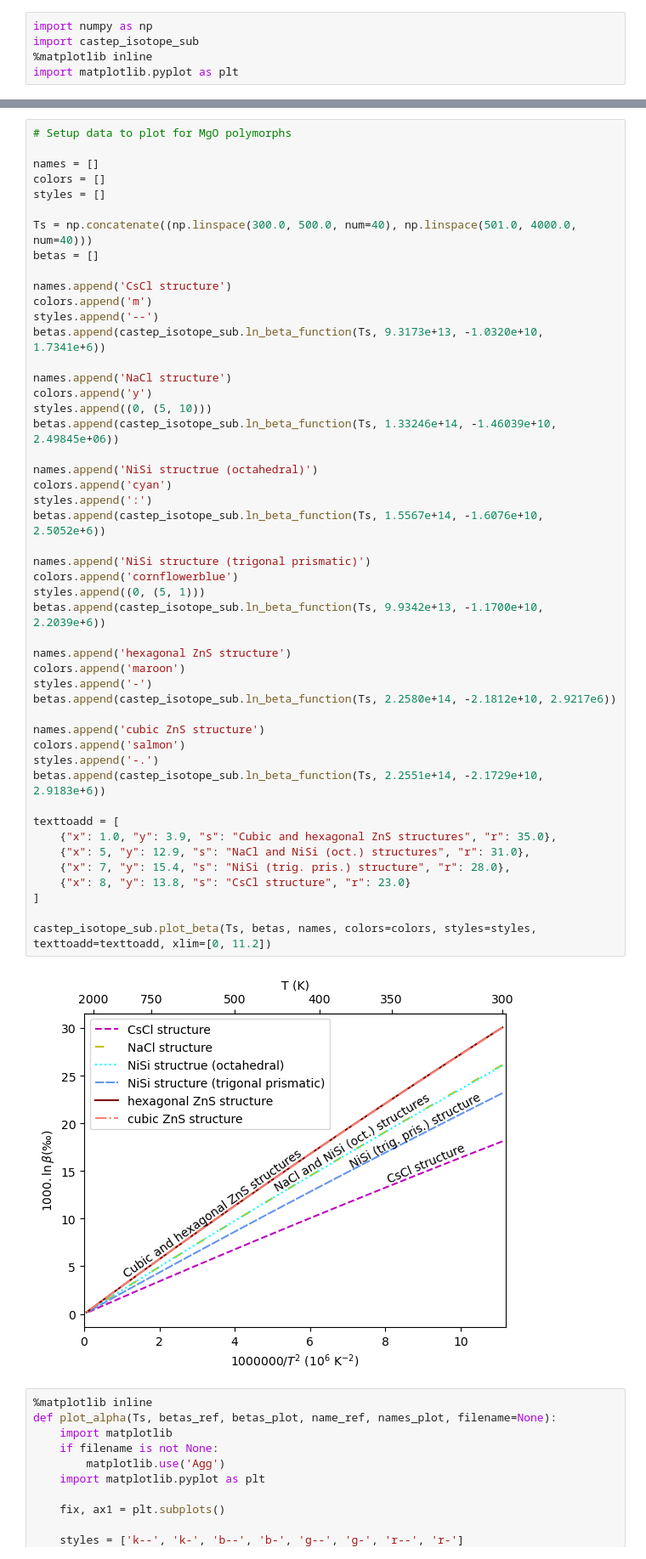
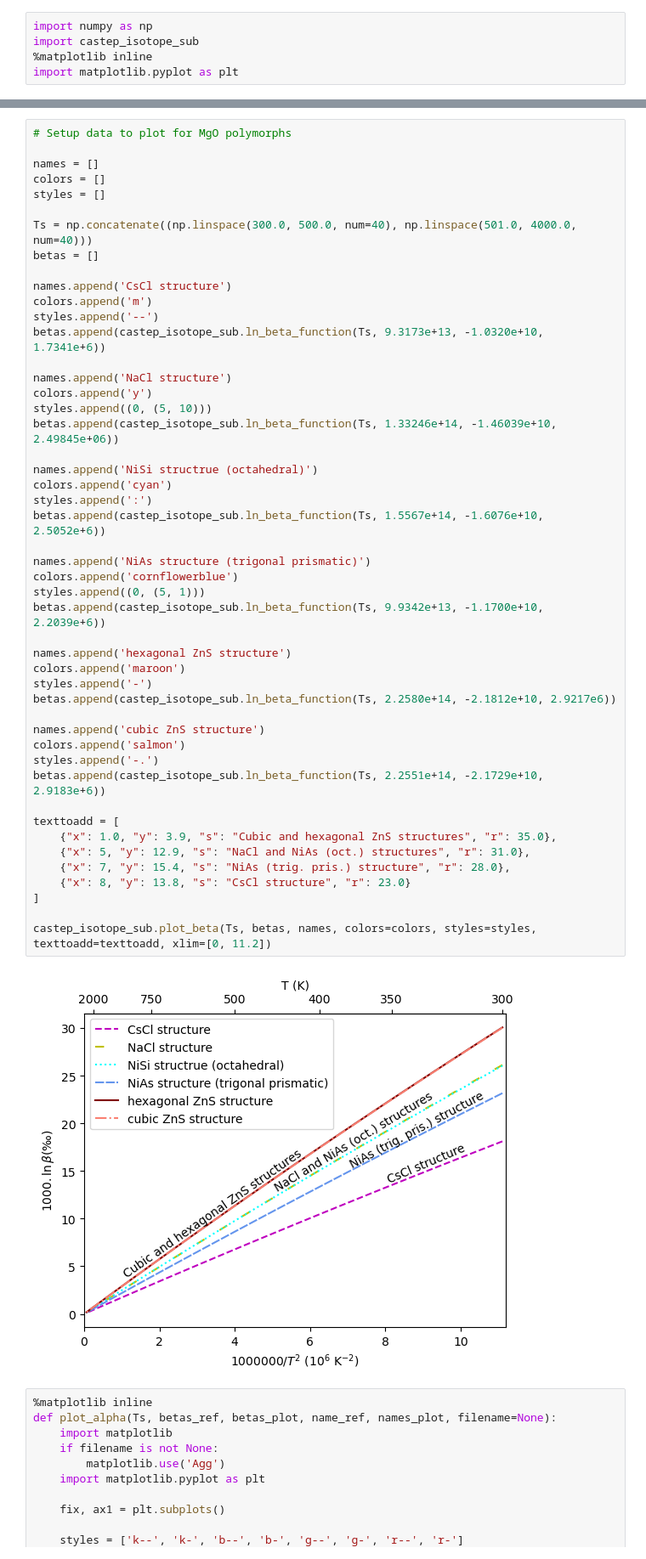
Before and after one commit to andreww/isofrac, a Jupyter notebook: alpha_beta_plots.ipynb, the cells around one changed output, grey strips where cells are left out. Shown at 85% size. Drawn from its saved outputs; the diff is of its cells as text.

Commit message:
Fix MgO plot (Fig 3)
It's the NiAs structure, not NiSi ... I thought I had
previously fixed this one.

```diff
--- a/alpha_beta_plots.ipynb
+++ b/alpha_beta_plots.ipynb
@@ -170,37 +170,37 @@ names.append('NaCl structure')
 colors.append('y')
 styles.append((0, (5, 10)))
 betas.append(castep_isotope_sub.ln_beta_function(Ts, 1.33246e+14, -1.46039e+10, 2.49845e+06))
 
 names.append('NiSi structrue (octahedral)')
 colors.append('cyan')
 styles.append(':')
 betas.append(castep_isotope_sub.ln_beta_function(Ts, 1.5567e+14, -1.6076e+10, 2.5052e+6))
 
-names.append('NiSi structure (trigonal prismatic)')
+names.append('NiAs structure (trigonal prismatic)')
 colors.append('cornflowerblue')
 styles.append((0, (5, 1)))
 betas.append(castep_isotope_sub.ln_beta_function(Ts, 9.9342e+13, -1.1700e+10, 2.2039e+6))
 
 names.append('hexagonal ZnS structure')
 colors.append('maroon')
 styles.append('-')
 betas.append(castep_isotope_sub.ln_beta_function(Ts, 2.2580e+14, -2.1812e+10, 2.9217e6))
 
 names.append('cubic ZnS structure')
 colors.append('salmon')
 styles.append('-.')
 betas.append(castep_isotope_sub.ln_beta_function(Ts, 2.2551e+14, -2.1729e+10, 2.9183e+6))
 
 texttoadd = [
     {"x": 1.0, "y": 3.9, "s": "Cubic and hexagonal ZnS structures", "r": 35.0},
-    {"x": 5, "y": 12.9, "s": "NaCl and NiSi (oct.) structures", "r": 31.0},
-    {"x": 7, "y": 15.4, "s": "NiSi (trig. pris.) structure", "r": 28.0},
+    {"x": 5, "y": 12.9, "s": "NaCl and NiAs (oct.) structures", "r": 31.0},
+    {"x": 7, "y": 15.4, "s": "NiAs (trig. pris.) structure", "r": 28.0},
     {"x": 8, "y": 13.8, "s": "CsCl structure", "r": 23.0}
 ]
 
 castep_isotope_sub.plot_beta(Ts, betas, names, colors=colors, styles=styles, texttoadd=texttoadd, xlim=[0, 11.2])
 # %% [output]
-[figure, old version]
+[figure, new version]
 # %%
 %matplotlib inline
 def plot_alpha(Ts, betas_ref, betas_plot, name_ref, names_plot, filename=None):
```
